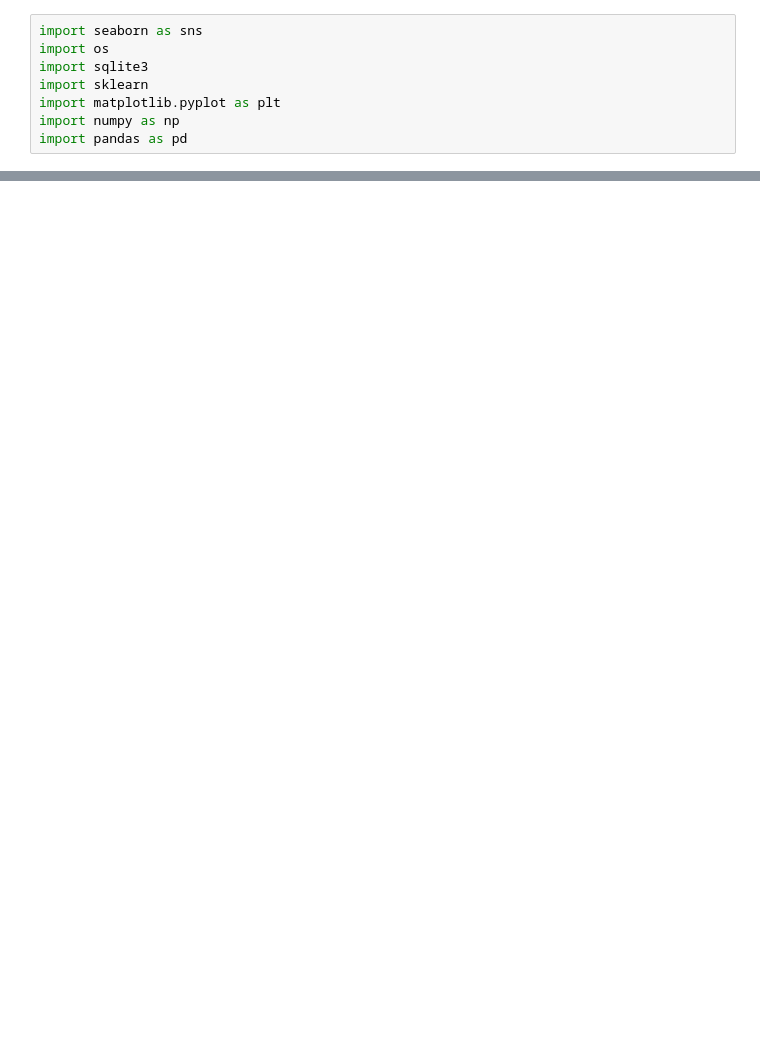
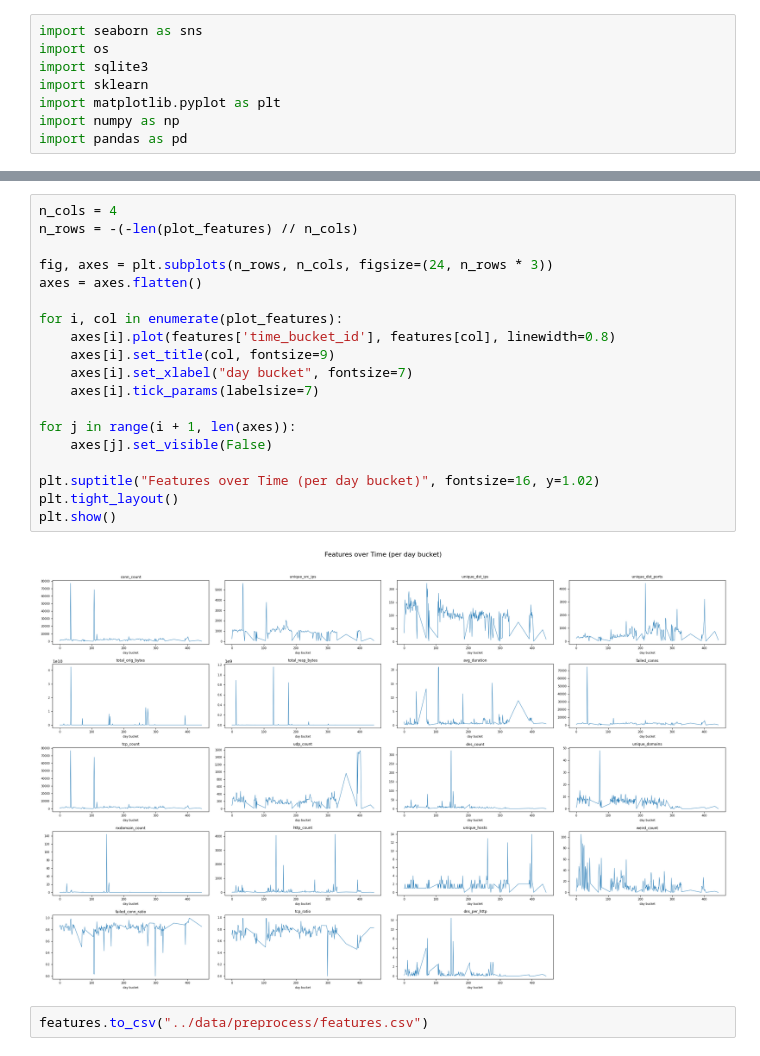
Before and after one commit to dralston168/IoT-ML, a Jupyter notebook: notebooks/EDA1.ipynb, the cells around one changed output, grey strips where cells are left out. Saved outputs shown, nothing was run; the diff lists cells and outputs as text; blank space fills up the shorter version.

```diff
--- a/notebooks/EDA1.ipynb
+++ b/notebooks/EDA1.ipynb
@@ -164,0 +402,23 @@ plt.show()
+# %%
+n_cols = 4
+n_rows = -(-len(plot_features) // n_cols)
+
+fig, axes = plt.subplots(n_rows, n_cols, figsize=(24, n_rows * 3))
+axes = axes.flatten()
+
+for i, col in enumerate(plot_features):
+    axes[i].plot(features['time_bucket_id'], features[col], linewidth=0.8)
+    axes[i].set_title(col, fontsize=9)
+    axes[i].set_xlabel("day bucket", fontsize=7)
+    axes[i].tick_params(labelsize=7)
+
+for j in range(i + 1, len(axes)):
+    axes[j].set_visible(False)
+
+plt.suptitle("Features over Time (per day bucket)", fontsize=16, y=1.02)
+plt.tight_layout()
+plt.show()
+# %% [output]
+[figure, added]
+# %%
+features.to_csv("../data/preprocess/features.csv")
```
Also changed, not shown: parts of 8 cells of this notebook, 3 other files.
